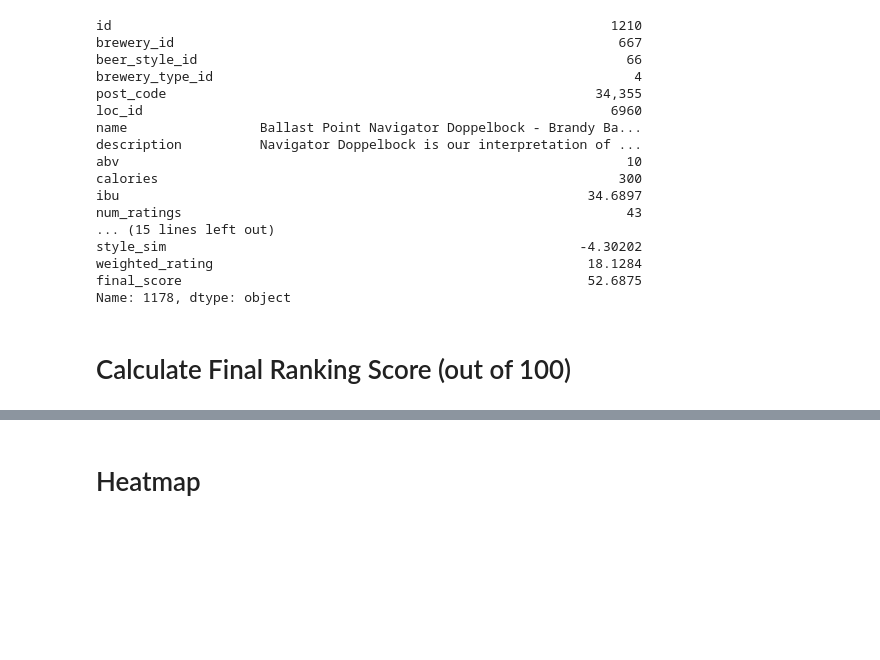
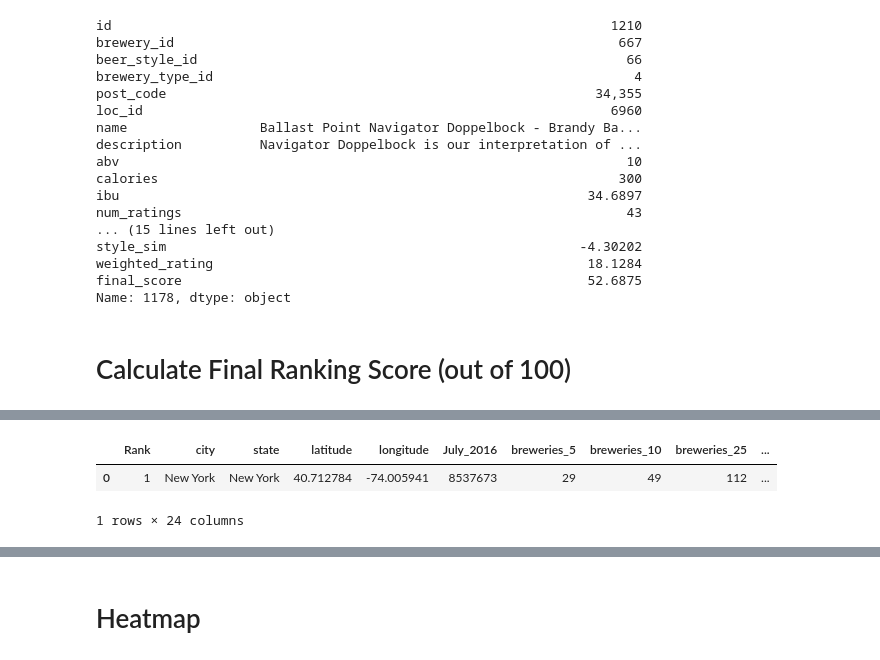
Before and after one commit to rohan-thakur1/capstone_brewing, a Jupyter notebook: Beer_Matching/Brewery Map.ipynb, the cells around one changed output, grey strips where cells are left out. Saved outputs shown, nothing was run; the diff lists cells and outputs as text; code cells hidden in the pictures; blank space fills up the shorter version.

```diff
--- a/Beer_Matching/Brewery Map.ipynb
+++ b/Beer_Matching/Brewery Map.ipynb
@@ -364,0 +332,8 @@ city_data_sort.iloc[25:50]
+# %%
+brew_city_data['brew_per_100k_5'] = brew_city_data['breweries_5']/brew_city_data['July_2016']*100000
+brew_city_data['brew_per_100k_10'] = brew_city_data['breweries_10']/brew_city_data['July_2016']*100000
+brew_city_data['brew_per_100k_25'] = brew_city_data['breweries_25']/brew_city_data['July_2016']*100000
+
+brew_city_data['review_per_100k_5'] = brew_city_data['review_count_5']/brew_city_data['July_2016']*100000
+brew_city_data['review_per_100k_10'] = brew_city_data['review_count_10']/brew_city_data['July_2016']*100000
+brew_city_data['review_per_100k_25'] = brew_city_data['review_count_25']/brew_city_data['July_2016']*100000
@@ -613,0 +605,8 @@ city_data_filtered = city_data_filtered.sort_values(by = 'brew_per_100k_'+str(SE
+# %%
+# At some point, may build in functionality to look up cities
+# within certain distance of a given city/state or zip code
+brew_city_data.head(1)
+# %% [output]
+|  | Rank | city | state | latitude | longitude | July_2016 | breweries_5 | breweries_10 | breweries_25 | ... |
+| 0 | 1 | New York | New York | 40.712784 | -74.005941 | 8537673 | 29 | 49 | 112 | ... |
+1 rows × 24 columns
```
Also changed, not shown: parts of 29 cells of this notebook, 1 other file.
